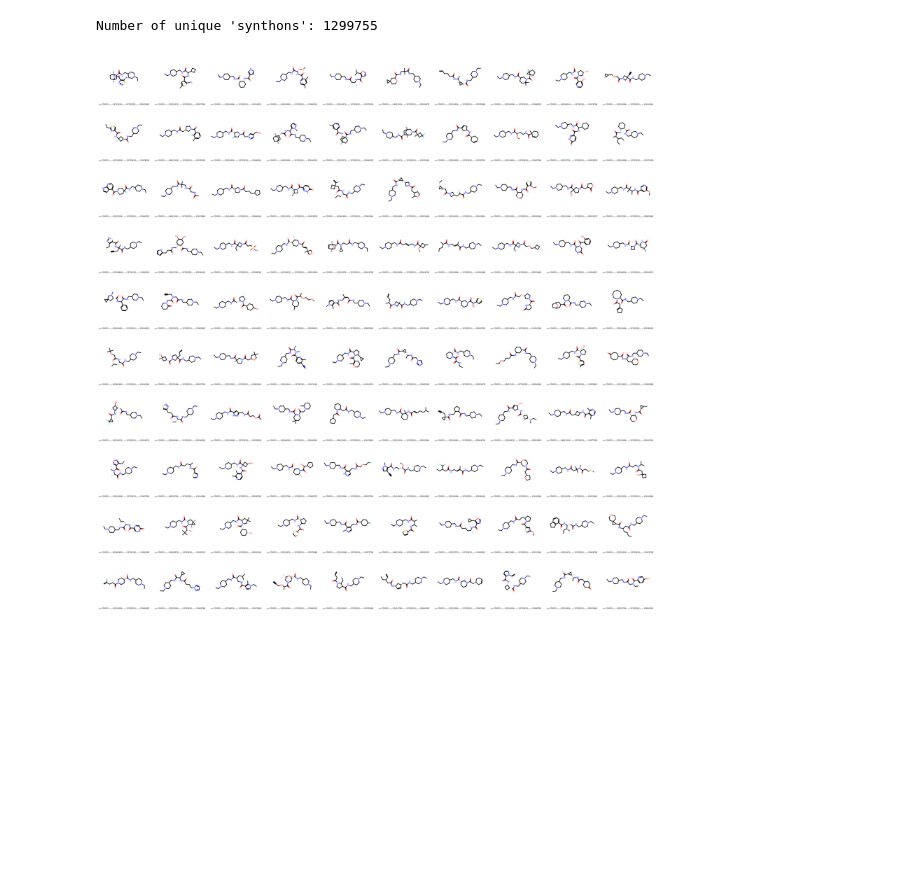
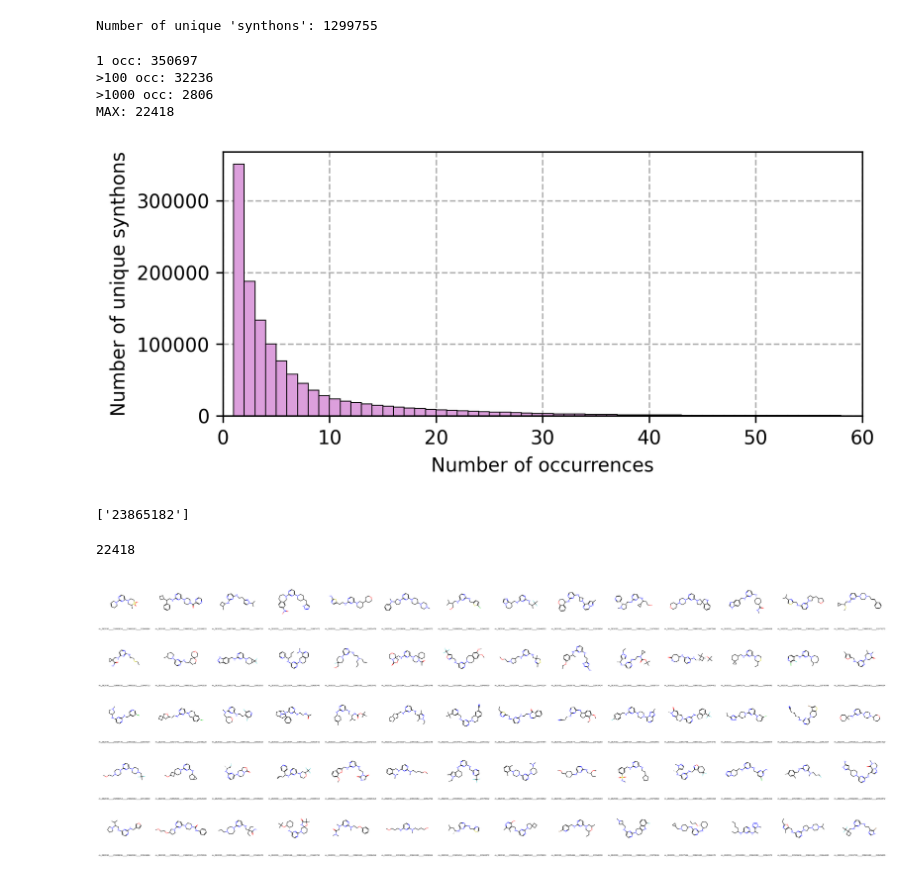
Before and after one commit to ersilia-os/mtb-targeted-protein-degradation, a Jupyter notebook: notebooks/clustering_by_id.ipynb, the cells around one changed output. Drawn from its saved outputs; the diff is of its cells as text; code cells hidden in the pictures; blank space fills up the shorter version.

```diff
--- a/notebooks/clustering_by_id.ipynb
+++ b/notebooks/clustering_by_id.ipynb
@@ -1,4 +1,5 @@
 # %%
+import matplotlib.pyplot as plt
 from rdkit.Chem import Draw
 from rdkit import Chem
 from collections import Counter
@@ -6,6 +7,8 @@ import pandas as pd
 import numpy as np
 import pickle
 import os
+
+plt.rcParams['figure.dpi'] = 300
 # %%
 # Load smiles
 root = "."
@@ -22,14 +25,44 @@ syns_counter = dict(Counter([j for i in synthons for j in i.split("____")[1:]]))
 print(f"Number of unique 'synthons': {len(syns_counter)}")
 # %% [output]
 Number of unique 'synthons': 1299755
+# %%
+print(f"1 occ: {len([i for i in syns_counter if syns_counter[i] == 1])}")
+print(f">100 occ: {len([i for i in syns_counter if syns_counter[i] > 100])}")
+print(f">1000 occ: {len([i for i in syns_counter if syns_counter[i] > 1000])}")
+print(f"MAX: {max(syns_counter.values())}")
+# %% [output]
+1 occ: 350697
+>100 occ: 32236
+>1000 occ: 2806
+MAX: 22418
+# %%
+plt.figure(figsize=(6, 2.5))
+bins = [i for i in range(0, 250, 1)]
+h = [syns_counter[i] for i in syns_counter]
+plt.hist(h, bins=bins, edgecolor='k', zorder=2, linewidth=0.5, color="#DC9FDC")
+plt.grid(linestyle='--')
+plt.xlim(0, 60)
+plt.xlabel("Number of occurrences")
+plt.ylabel("Number of unique synthons")
+# plt.yscale('log')
+plt.show()
+# %% [output]
+[figure, added]
+# %%
+[i for i in syns_counter if syns_counter[i] > 20000]
+# %% [output]
+['23865182']
 # %%
-N = 100
-s = "13730520"
+N = 70
+s = "23865182"
+print(syns_counter[s])
 # Select molecules to display
 DISPLAY = [i for i in synthons if s in i.split("____")][:N]
-Draw.MolsToGridImage([Chem.MolFromSmiles(synthons[i]) for i in DISPLAY], legends=DISPLAY, molsPerRow=10, maxMols=N)
+Draw.MolsToGridImage([Chem.MolFromSmiles(synthons[i]) for i in DISPLAY], legends=DISPLAY,
+                     molsPerRow=14, maxMols=N, subImgSize=(300, 300))
 # %% [output]
+22418
-[figure, old version]
+[figure, new version]
 # %%
 ### LOADING SUCCESS MOLECULES (IN CONFORMATION GENERATION) ###
 PATH_TO_INFERRED_PROBS = os.path.join(root, "..", "processed", "unidock_docking", "inference_probs")
```
Also changed, not shown: 7 other files.
